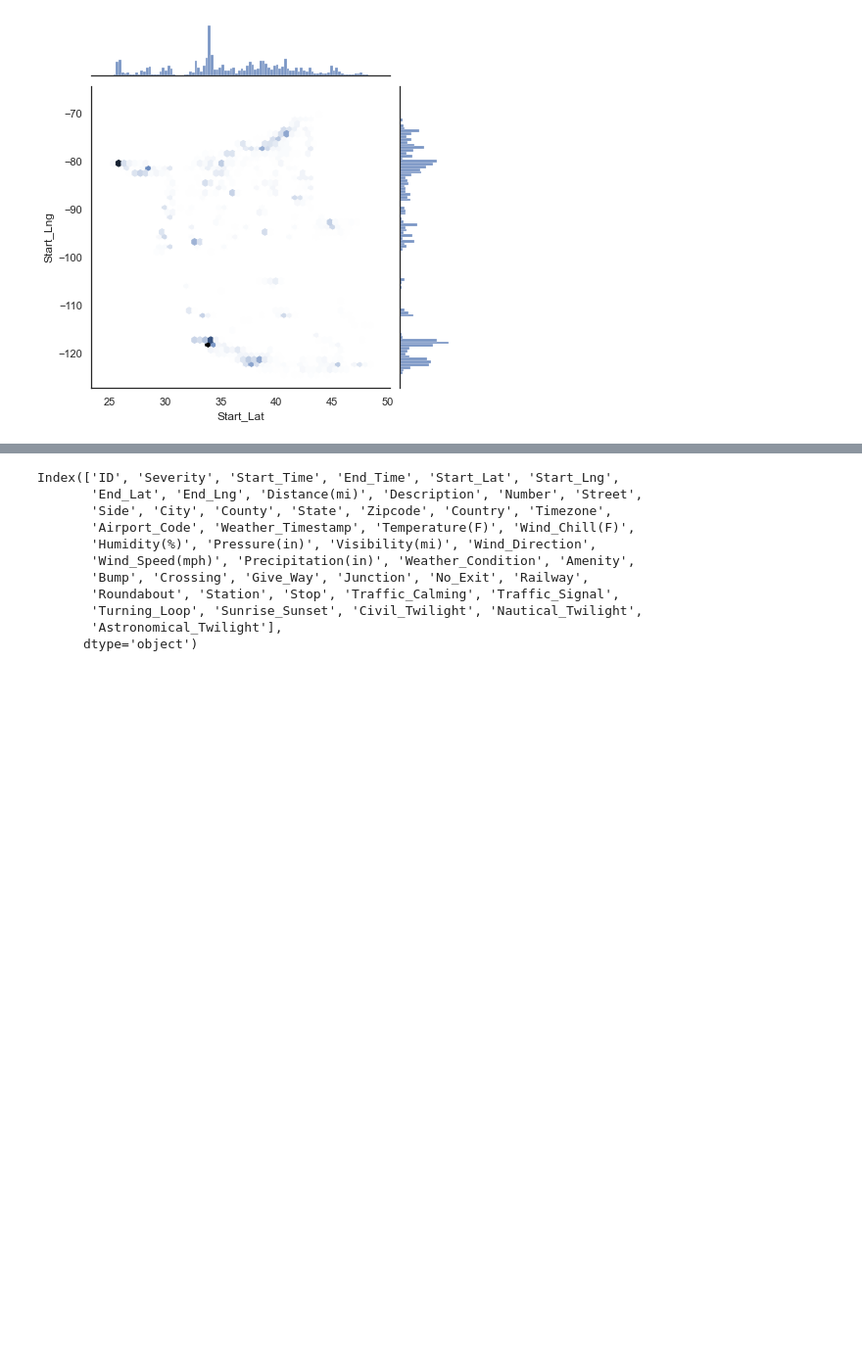
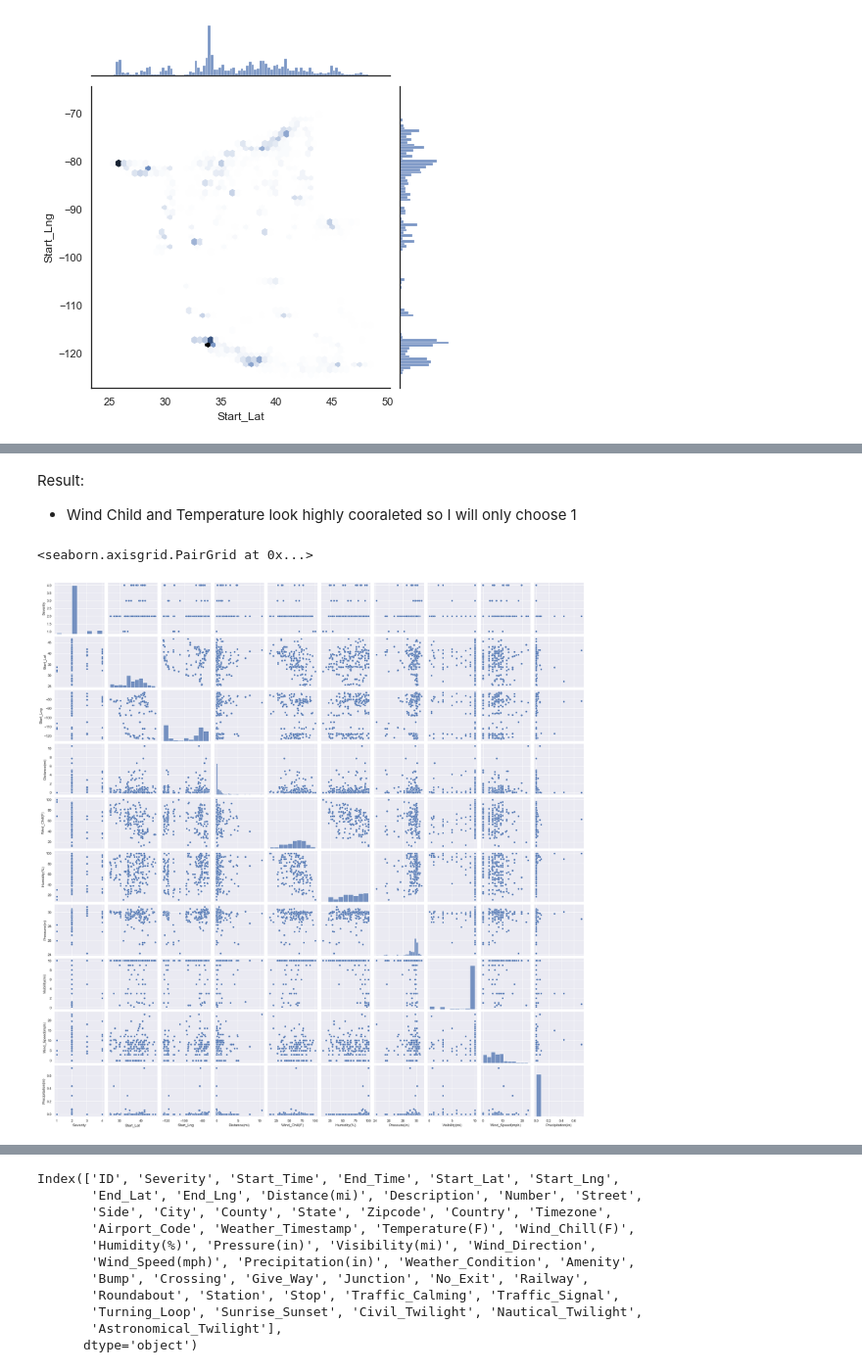
Before and after one commit to jackyhuynh/us_car_accident_analyst_using_python, a Jupyter notebook: src/script.ipynb, the cells around one changed output, grey strips where cells are left out. Shown at 98% size. Saved outputs shown, nothing was run; the diff lists cells and outputs as text; code cells hidden in the pictures; blank space fills up the shorter version.

```diff
--- a/src/script.ipynb
+++ b/src/script.ipynb
@@ -131 +159,10 @@ sns.jointplot( x='Start_Lat', y='Start_Lng', data=df, kind='hex', marginal_kws=d
+# %% [markdown]
+Result:
+- Wind Child and Temperature look highly cooraleted so I will only choose 1
+# %%
+# Validate again
+sns.pairplot(df[["Severity","Start_Lat","Start_Lng","Wind_Chill(F)","Humidity(%)","Pressure(in)","Visibility(mi)","Wind_Speed(mph)","Precipitation(in)"]].sample(n=200))
+# %% [output]
+<seaborn.axisgrid.PairGrid at 0x...>
+[figure, added]
 # %% [markdown]
```
Also changed, not shown: parts of 32 cells of this notebook.
